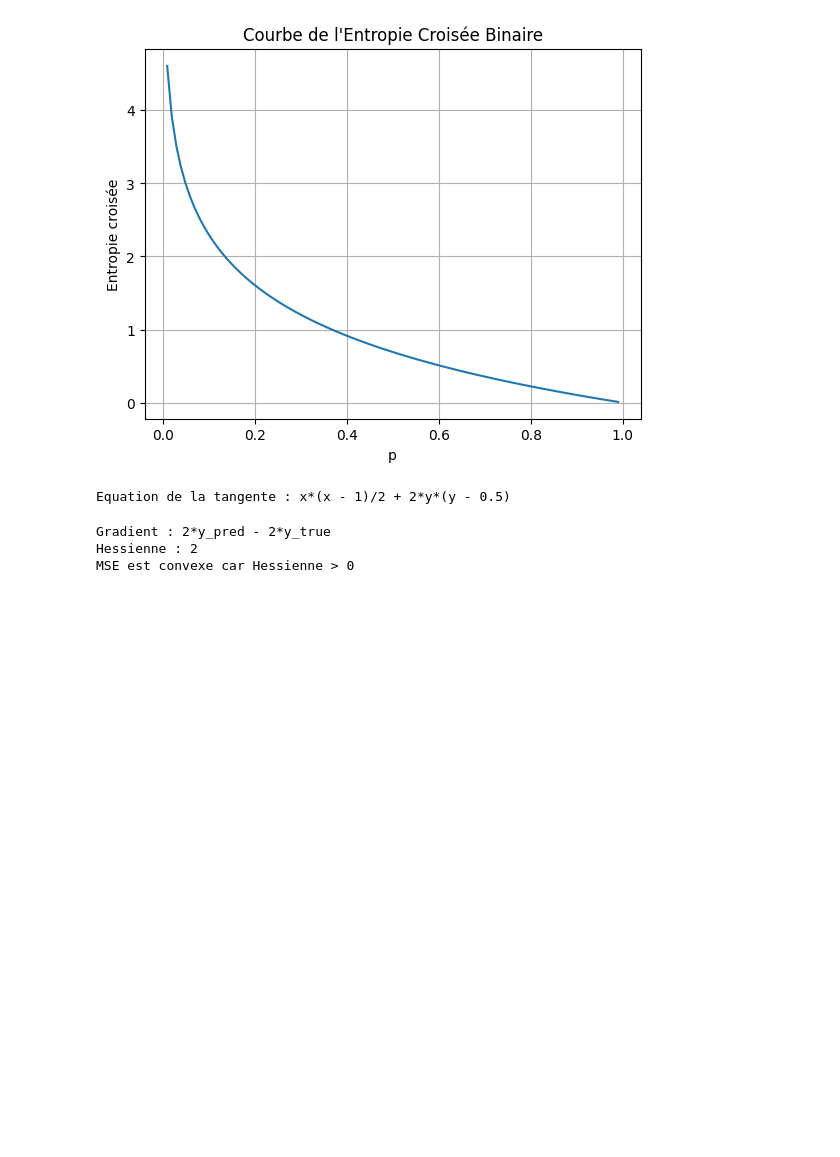
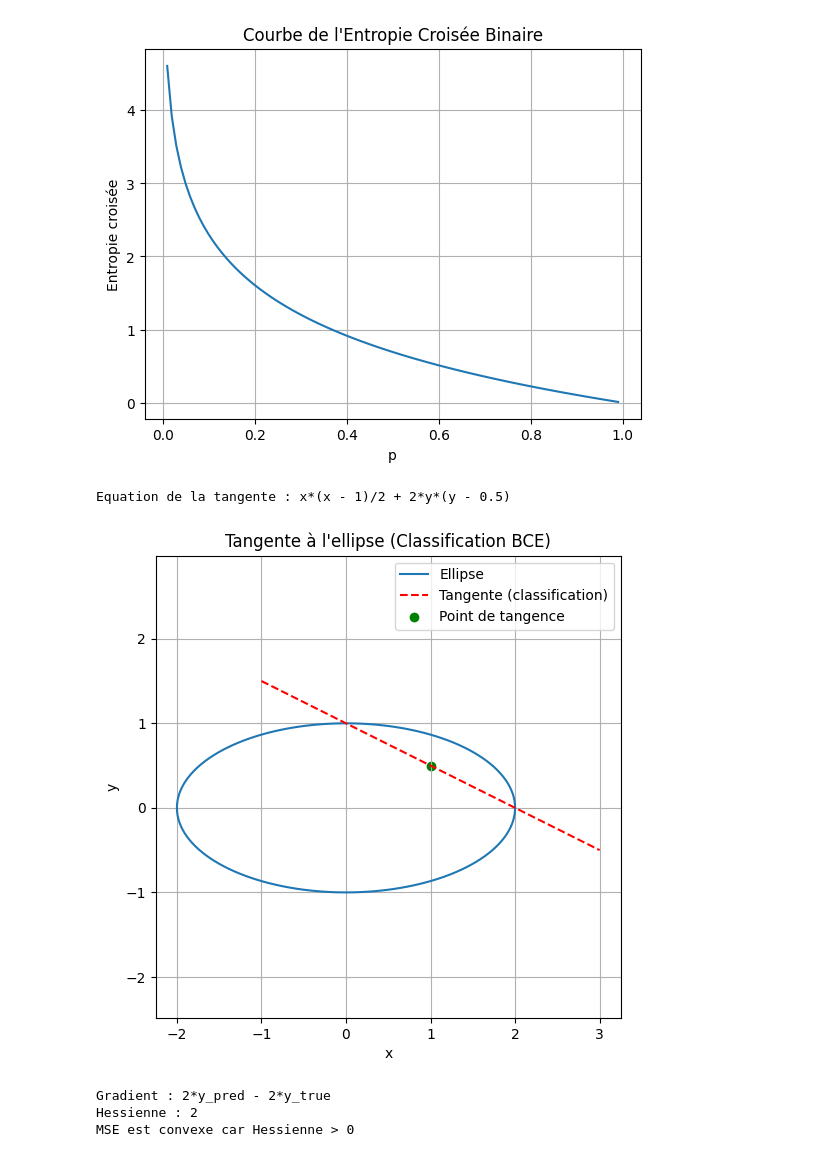
Before and after one commit to TpOptimisation/calcul_symbolique, a Jupyter notebook: src/Entropie Croisée Binaire.ipynb, the cells around one changed output. Saved outputs shown, nothing was run; the diff lists cells and outputs as text; code cells hidden in the pictures; blank space fills up the shorter version.

```diff
--- a/src/Entropie Croisée Binaire.ipynb
+++ b/src/Entropie Croisée Binaire.ipynb
@@ -48,4 +48,38 @@ Hessienne : (1 - y_true)/(1 - p)**2 + y_true/p**2
 Entropie croisée binaire est convexe pour p dans (0,1)
 [figure]
 Equation de la tangente : x*(x - 1)/2 + 2*y*(y - 0.5)
+# %%
+
+# Paramètres de l'ellipse
+x, y = sp.symbols('x y')
+a, b = 2, 1
+x0_val, y0_val = 1, 0.5
+
+# Equation de la tangente sous forme y = f(x)
+slope = -grad_ellipse[0].subs({x:x0_val, y:y0_val}) / grad_ellipse[1].subs({x:x0_val, y:y0_val})
+intercept = y0_val - slope*x0_val
+def tangent_func(x_val):
+    return slope*x_val + intercept
+
+# Tracé
+theta = np.linspace(0, 2*np.pi, 300)
+x_ellipse = a * np.cos(theta)
+y_ellipse = b * np.sin(theta)
+
+x_tangent = np.linspace(x0_val-2, x0_val+2, 100)
+y_tangent = tangent_func(x_tangent)
+
+plt.figure(figsize=(6,6))
+plt.plot(x_ellipse, y_ellipse, label='Ellipse')
+plt.plot(x_tangent, y_tangent, 'r--', label='Tangente (classification)')
+plt.scatter([x0_val], [y0_val], color='green', label='Point de tangence')
+plt.xlabel('x')
+plt.ylabel('y')
+plt.title('Tangente à l\'ellipse (Classification BCE)')
+plt.axis('equal')
+plt.grid(True)
+plt.legend()
+plt.show()
+# %% [output]
+[figure, added]
 # %%
```
Also changed, not shown: parts of 3 cells of this notebook.
